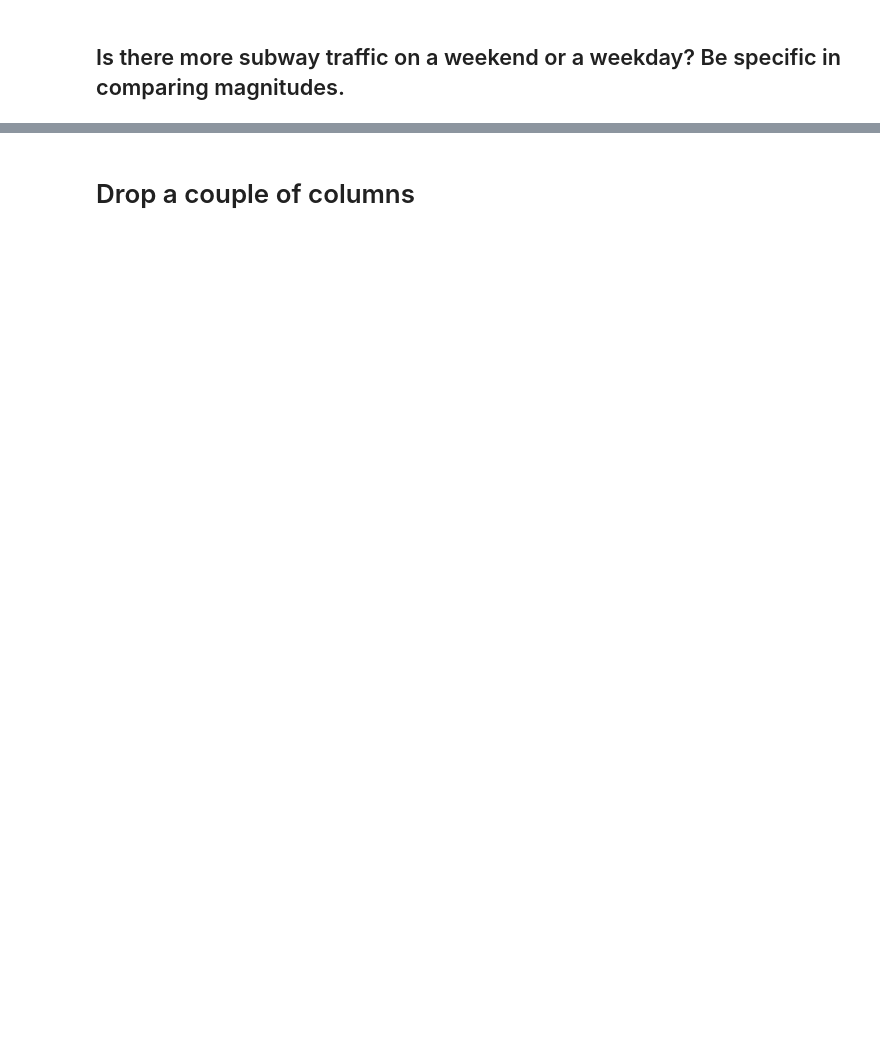
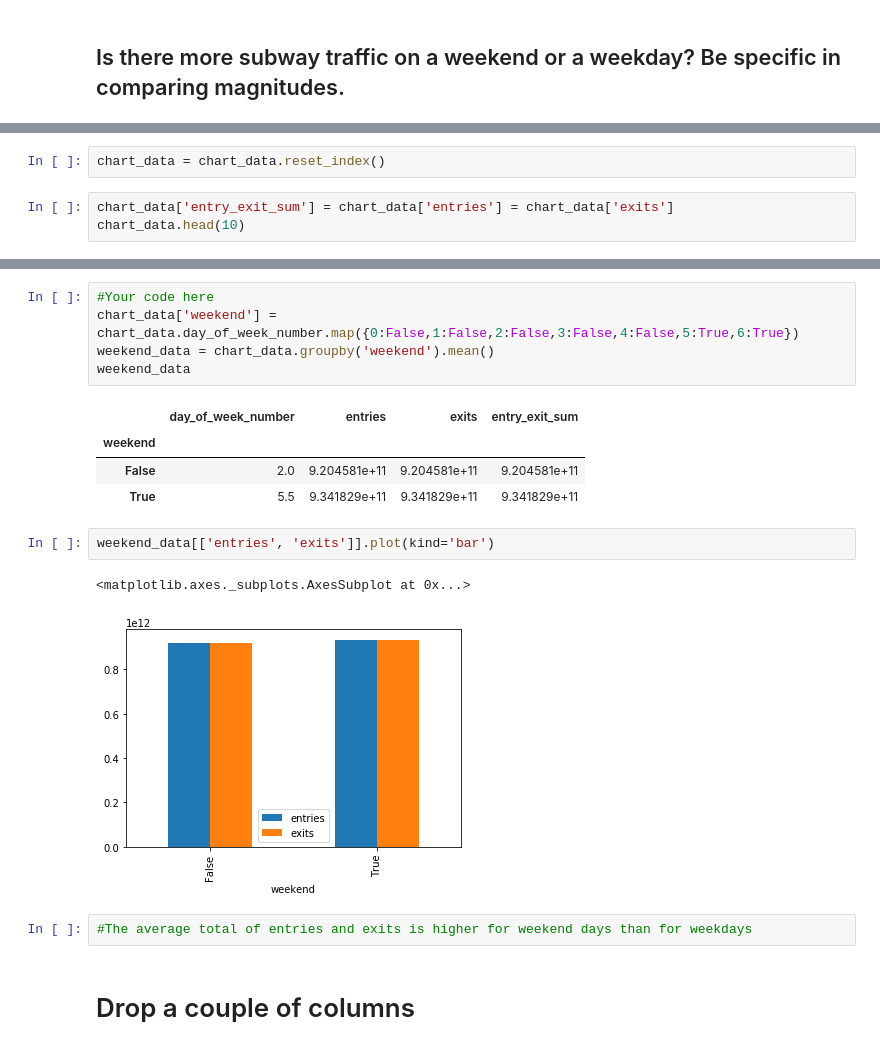
Before and after one commit to giorosati/dsc-0-03-08-understanding-pandas-series-and-dataframes-lab-online-ds-pt-100118, a Jupyter notebook: index.ipynb, the cells around one changed output, grey strips where cells are left out. Saved outputs shown, nothing was run; the diff lists cells and outputs as text; blank space fills up the shorter version.

```diff
--- a/index.ipynb
+++ b/index.ipynb
@@ -269,0 +233,5 @@ df.columns
+# %%
+chart_data = chart_data.reset_index()
+# %%
+chart_data['entry_exit_sum'] = chart_data['entries'] = chart_data['exits']
+chart_data.head(10)
@@ -270,3 +247,20 @@ df.columns
+# %%
+#Your code here
+chart_data['weekend'] = chart_data.day_of_week_number.map({0:False,1:False,2:False,3:False,4:False,5:True,6:True})
+weekend_data = chart_data.groupby('weekend').mean()
+weekend_data
+# %% [output]
+|  | day_of_week_number | entries | exits | entry_exit_sum |
+| weekend |  |  |  |  |
+| False | 2.0 | 9.204581e+11 | 9.204581e+11 | 9.204581e+11 |
+| True | 5.5 | 9.341829e+11 | 9.341829e+11 | 9.341829e+11 |
+# %%
+weekend_data[['entries', 'exits']].plot(kind='bar')
+# %% [output]
+<matplotlib.axes._subplots.AxesSubplot at 0x...>
+[figure, added]
+# %%
+#The average total of entries and exits is higher for weekend days than for weekdays
 # %% [markdown]
 # Drop a couple of columns
 # %%
```
Also changed, not shown: parts of 28 cells of this notebook.
